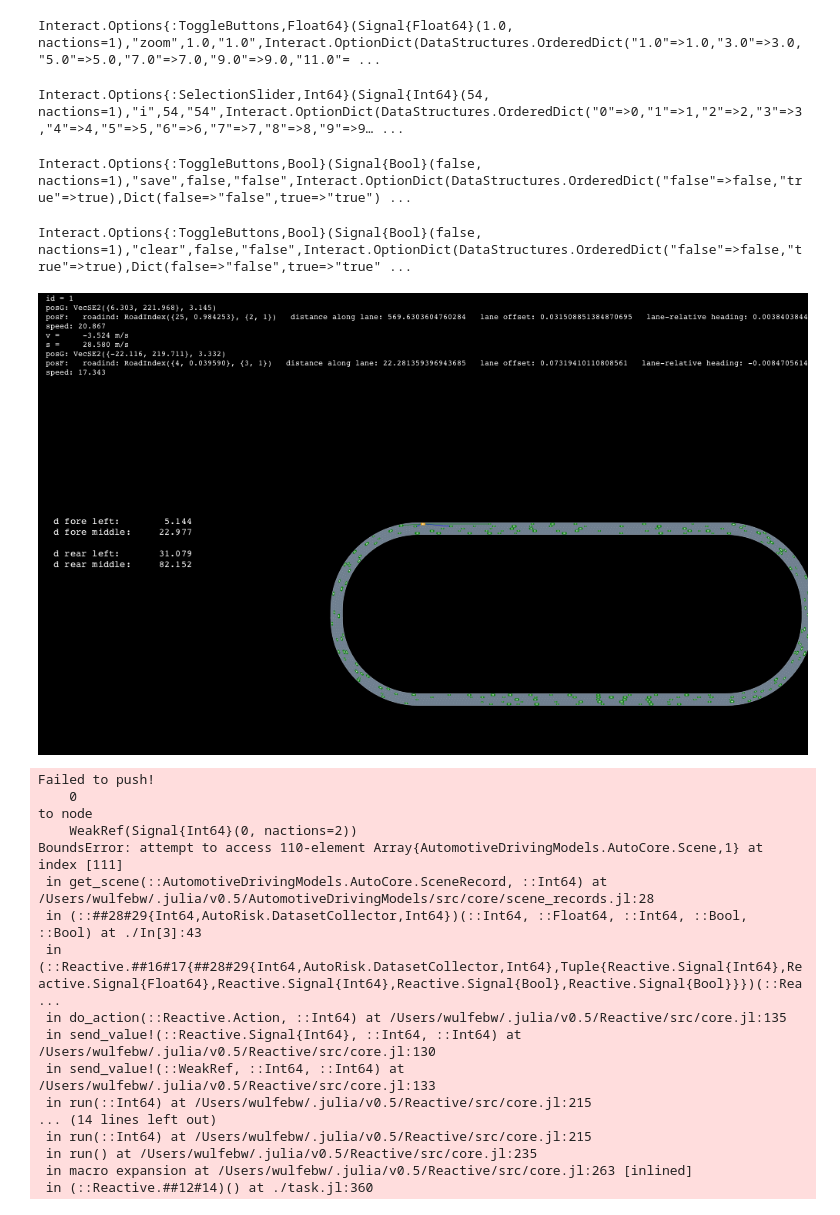
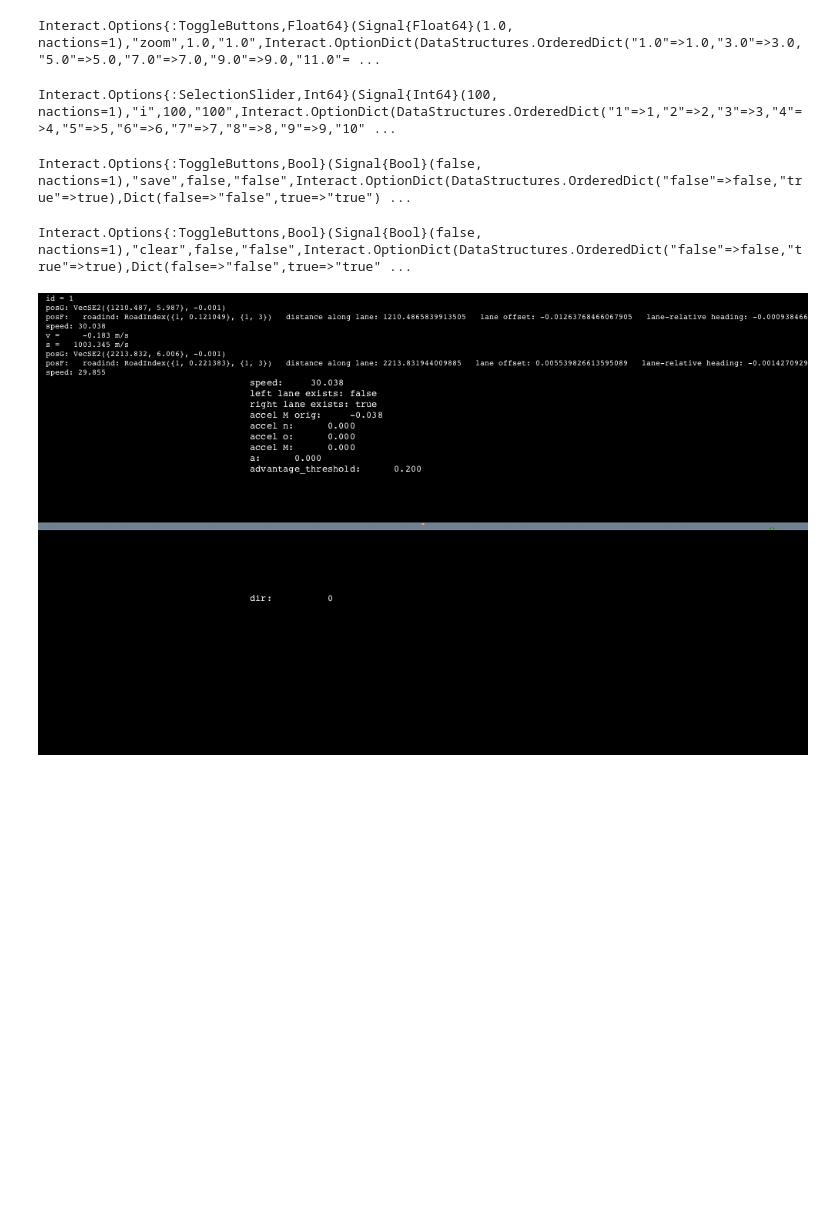
Before and after one commit to sisl/AutoRisk.jl, a Jupyter notebook: scripts/visualization/run_display.ipynb, the cells around one changed output. Cells and saved outputs as stored; diff of their text form; code cells hidden in the pictures; blank space fills up the shorter version.

```diff
--- a/scripts/visualization/run_display.ipynb
+++ b/scripts/visualization/run_display.ipynb
@@ -23,8 +9,23 @@ include("../collection/heuristic_dataset_config.jl")
 include("../collection/collect_heuristic_dataset.jl")
 parse_flags!(FLAGS, [])
 FLAGS["num_monte_carlo_runs"] = 1
-FLAGS["prime_time"] = 10.0
-FLAGS["sampling_time"] = 1.0
+FLAGS["prime_time"] = 10.
+FLAGS["sampling_time"] = 10.
+FLAGS["response_time"] = .3
+FLAGS["roadway_type"] = "straight"
+FLAGS["roadway_length"] = 10000.
+# FLAGS["roadway_length"] =  1000.
+# FLAGS["roadway_type"] =  "straight"
+FLAGS["min_num_vehicles"] =  5
+FLAGS["max_num_vehicles"] =  5
+FLAGS["min_base_speed"] =  10.
+FLAGS["max_base_speed"] =  10.
+FLAGS["min_init_dist"] =  10.
+# FLAGS["max_init_dist"] =  5.
+FLAGS["num_lanes"] = 3
+FLAGS["behavior_type"] = "varied_response_time"
+# FLAGS["driver_network_filepath"] = "../../data/policies/gail_gru.h5"
+FLAGS["extractor_type"] =  "multi"
 col = build_dataset_collector("", FLAGS);
 Reel.set_output_type("gif");
 # %%
@@ -108,3 +120,3 @@ INFO: id 0 collecting seed 1311
 # %%
-show(col, seed, target_idx = 2)
+show(col, seed, target_idx = 5)
 # %% [output]
@@ -112,23 +124,6 @@ Interact.Options{:ToggleButtons,Int64}(Signal{Int64}(1, nactions=1),"follow_veh_
 Interact.Options{:ToggleButtons,Float64}(Signal{Float64}(1.0, nactions=1),"zoom",1.0,"1.0",Interact.OptionDict(DataStructures.OrderedDict("1.0"=>1.0,"3.0"=>3.0,"5.0"=>5.0,"7.0"=>7.0,"9.0"=>9.0,"11.0"= ...
-Interact.Options{:SelectionSlider,Int64}(Signal{Int64}(54, nactions=1),"i",54,"54",Interact.OptionDict(DataStructures.OrderedDict("0"=>0,"1"=>1,"2"=>2,"3"=>3,"4"=>4,"5"=>5,"6"=>6,"7"=>7,"8"=>8,"9"=>9… ...
+Interact.Options{:SelectionSlider,Int64}(Signal{Int64}(100, nactions=1),"i",100,"100",Interact.OptionDict(DataStructures.OrderedDict("1"=>1,"2"=>2,"3"=>3,"4"=>4,"5"=>5,"6"=>6,"7"=>7,"8"=>8,"9"=>9,"10" ...
 Interact.Options{:ToggleButtons,Bool}(Signal{Bool}(false, nactions=1),"save",false,"false",Interact.OptionDict(DataStructures.OrderedDict("false"=>false,"true"=>true),Dict(false=>"false",true=>"true") ...
 Interact.Options{:ToggleButtons,Bool}(Signal{Bool}(false, nactions=1),"clear",false,"false",Interact.OptionDict(DataStructures.OrderedDict("false"=>false,"true"=>true),Dict(false=>"false",true=>"true" ...
-[figure, old version]
+[figure, new version]
-Failed to push!
-    0
-to node
-    WeakRef(Signal{Int64}(0, nactions=2))
-BoundsError: attempt to access 110-element Array{AutomotiveDrivingModels.AutoCore.Scene,1} at index [111]
- in get_scene(::AutomotiveDrivingModels.AutoCore.SceneRecord, ::Int64) at /Users/wulfebw/.julia/v0.5/AutomotiveDrivingModels/src/core/scene_records.jl:28
- in (::##28#29{Int64,AutoRisk.DatasetCollector,Int64})(::Int64, ::Float64, ::Int64, ::Bool, ::Bool) at ./In[3]:43
- in (::Reactive.##16#17{##28#29{Int64,AutoRisk.DatasetCollector,Int64},Tuple{Reactive.Signal{Int64},Reactive.Signal{Float64},Reactive.Signal{Int64},Reactive.Signal{Bool},Reactive.Signal{Bool}}})(::Rea ...
- in do_action(::Reactive.Action, ::Int64) at /Users/wulfebw/.julia/v0.5/Reactive/src/core.jl:135
- in send_value!(::Reactive.Signal{Int64}, ::Int64, ::Int64) at /Users/wulfebw/.julia/v0.5/Reactive/src/core.jl:130
- in send_value!(::WeakRef, ::Int64, ::Int64) at /Users/wulfebw/.julia/v0.5/Reactive/src/core.jl:133
- in run(::Int64) at /Users/wulfebw/.julia/v0.5/Reactive/src/core.jl:215
-... (14 lines left out)
- in run(::Int64) at /Users/wulfebw/.julia/v0.5/Reactive/src/core.jl:215
- in run() at /Users/wulfebw/.julia/v0.5/Reactive/src/core.jl:235
- in macro expansion at /Users/wulfebw/.julia/v0.5/Reactive/src/core.jl:263 [inlined]
- in (::Reactive.##12#14)() at ./task.jl:360
 # %%
```
Also changed, not shown: parts of 5 cells of this notebook, 12 other files.
